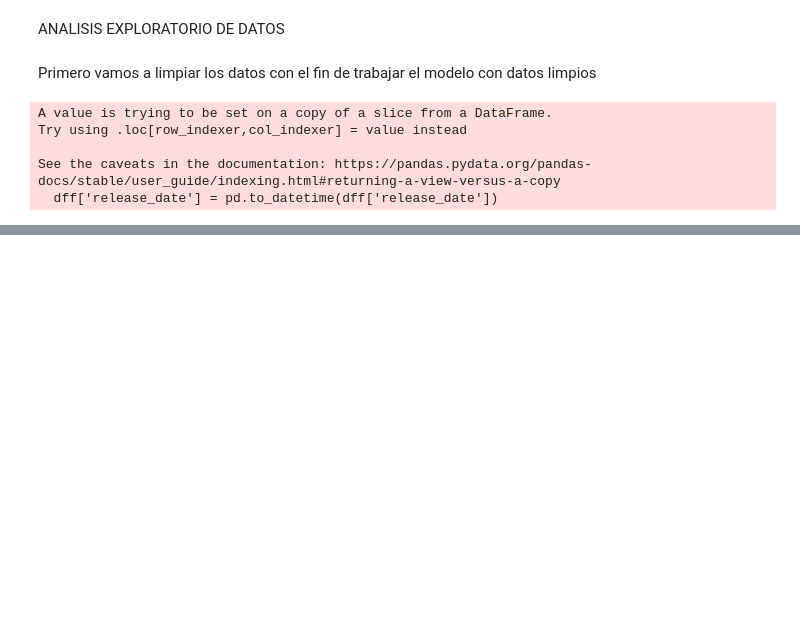
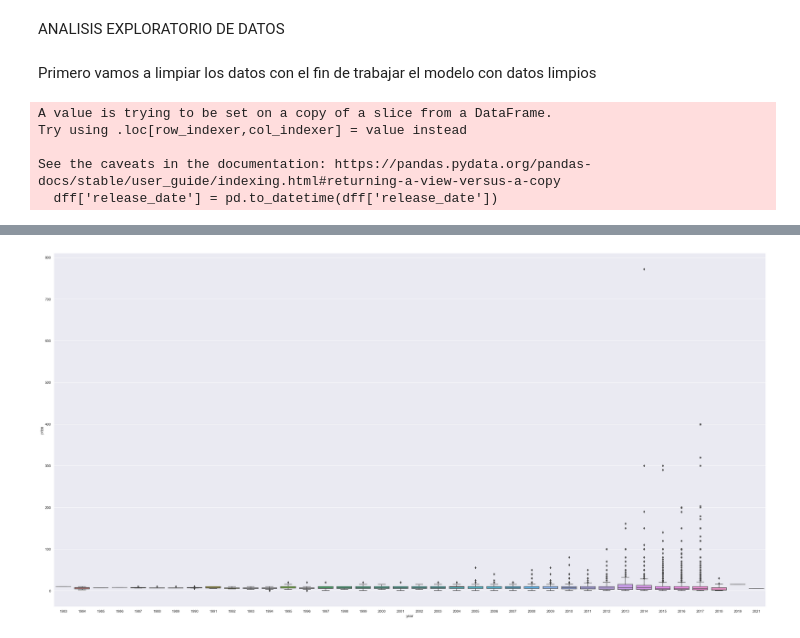
Before and after one commit to LLozanoBaron/Project_MLops, a Jupyter notebook: Proyecto_individual_1.ipynb, the cells around one changed output, grey strips where cells are left out. Cells and saved outputs as stored; diff of their text form; code cells hidden in the pictures; blank space fills up the shorter version.

```diff
--- a/Proyecto_individual_1.ipynb
+++ b/Proyecto_individual_1.ipynb
@@ -241,0 +295,7 @@ plt.show()
+# %%
+# Do a boxplot to determine the outliers
+plt.figure(figsize=(40, 20))
+sns.boxplot(x='year', y='price', data=dfc2)
+plt.show()
+# %% [output]
+[figure, added]
```
Also changed, not shown: parts of 68 cells of this notebook, 3 other files.
